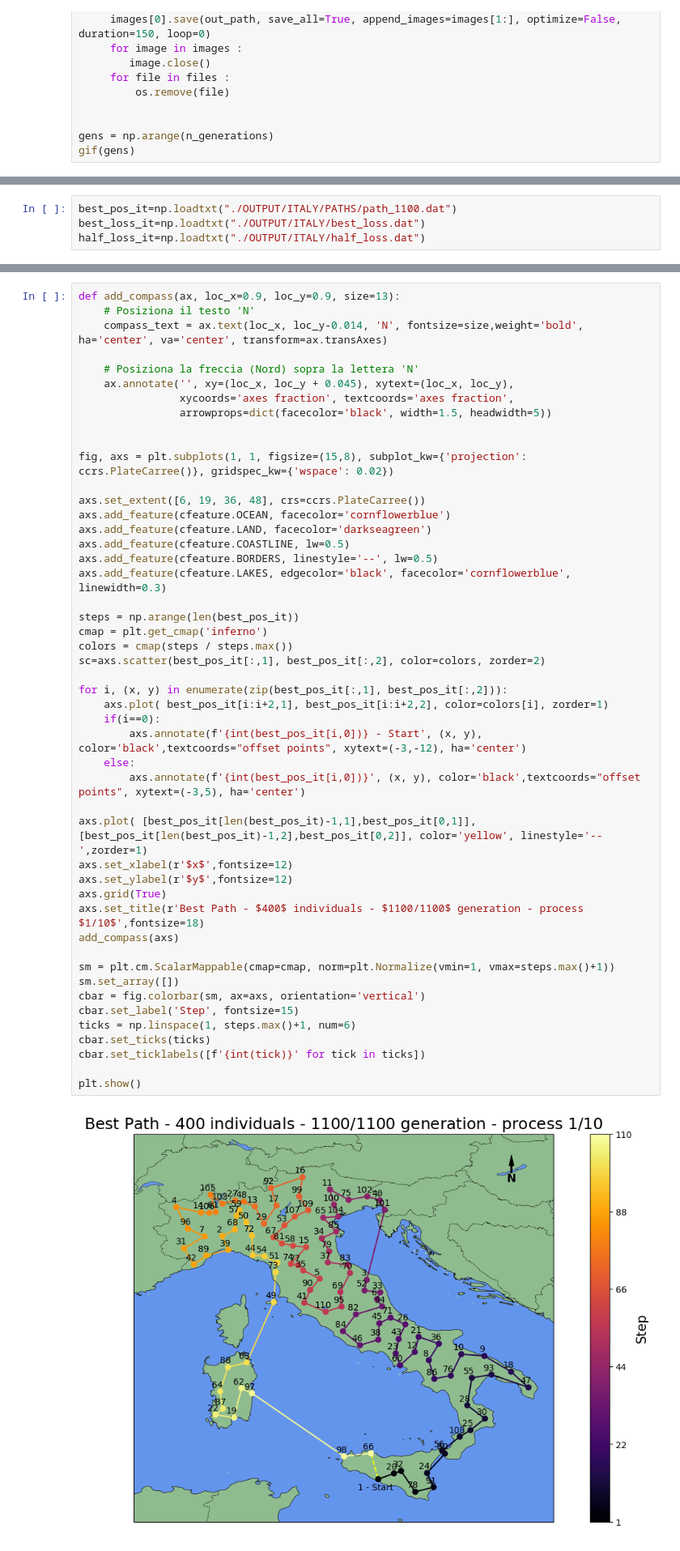
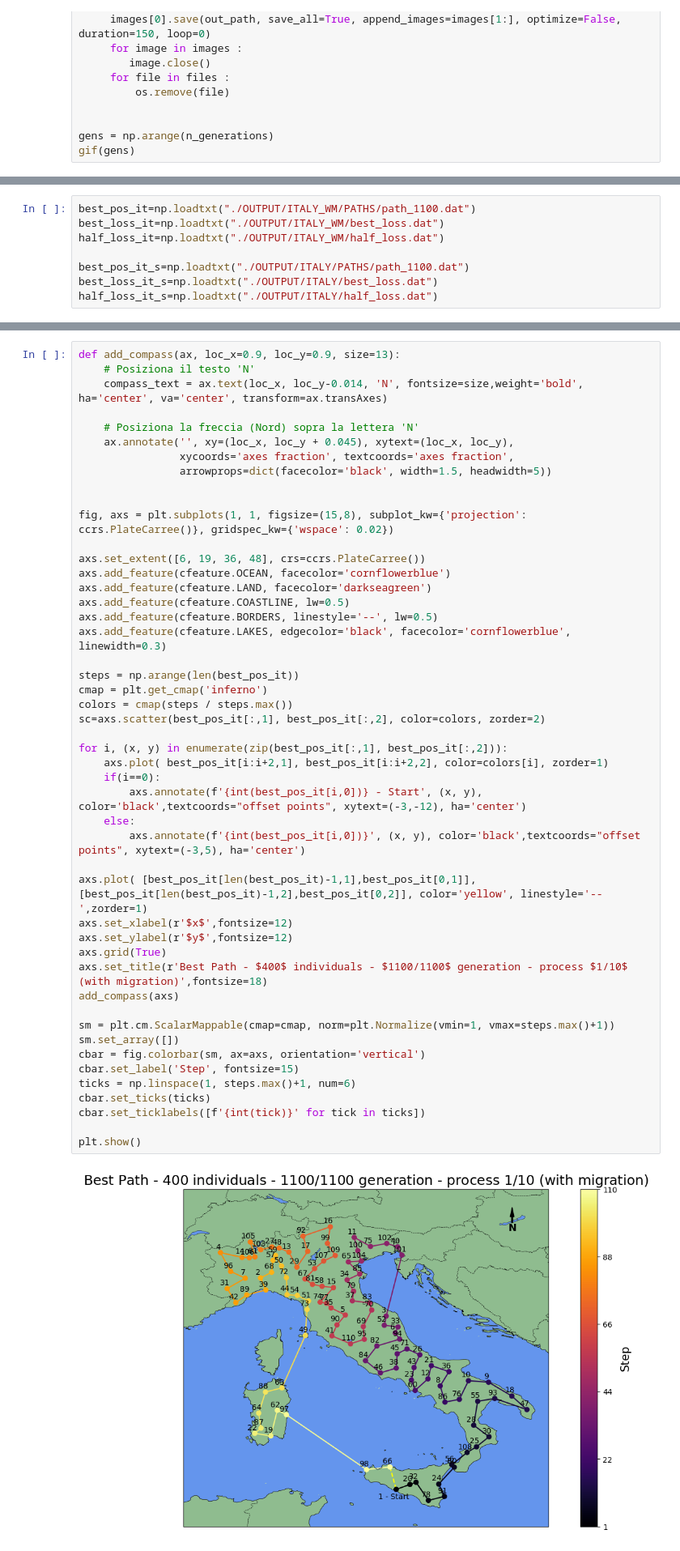
Before and after one commit to lazzerialberto/sim_numerica, a Jupyter notebook: lezione_10/LSN_Exercises_10.ipynb, the cells around one changed output, grey strips where cells are left out. Shown at 81% size. Drawn from its saved outputs; the diff is of its cells as text.

```diff
--- a/lezione_10/LSN_Exercises_10.ipynb
+++ b/lezione_10/LSN_Exercises_10.ipynb
@@ -308,4 +310,8 @@ I found out that the results with migration are better than without it. The caus
 # %%
-best_pos_it=np.loadtxt("./OUTPUT/ITALY/PATHS/path_1100.dat")
-best_loss_it=np.loadtxt("./OUTPUT/ITALY/best_loss.dat")
-half_loss_it=np.loadtxt("./OUTPUT/ITALY/half_loss.dat")
+best_pos_it=np.loadtxt("./OUTPUT/ITALY_WM/PATHS/path_1100.dat")
+best_loss_it=np.loadtxt("./OUTPUT/ITALY_WM/best_loss.dat")
+half_loss_it=np.loadtxt("./OUTPUT/ITALY_WM/half_loss.dat")
+
+best_pos_it_s=np.loadtxt("./OUTPUT/ITALY/PATHS/path_1100.dat")
+best_loss_it_s=np.loadtxt("./OUTPUT/ITALY/best_loss.dat")
+half_loss_it_s=np.loadtxt("./OUTPUT/ITALY/half_loss.dat")
@@ -330,33 +386,33 @@ axs.add_feature(cfeature.BORDERS, linestyle='--', lw=0.5)
 axs.add_feature(cfeature.LAKES, edgecolor='black', facecolor='cornflowerblue', linewidth=0.3)
 
 steps = np.arange(len(best_pos_it))
 cmap = plt.get_cmap('inferno')
 colors = cmap(steps / steps.max())
 sc=axs.scatter(best_pos_it[:,1], best_pos_it[:,2], color=colors, zorder=2)
 
 for i, (x, y) in enumerate(zip(best_pos_it[:,1], best_pos_it[:,2])):
     axs.plot( best_pos_it[i:i+2,1], best_pos_it[i:i+2,2], color=colors[i], zorder=1)
     if(i==0):
         axs.annotate(f'{int(best_pos_it[i,0])} - Start', (x, y), color='black',textcoords="offset points", xytext=(-3,-12), ha='center')
     else:
         axs.annotate(f'{int(best_pos_it[i,0])}', (x, y), color='black',textcoords="offset points", xytext=(-3,5), ha='center')
 
 axs.plot( [best_pos_it[len(best_pos_it)-1,1],best_pos_it[0,1]], [best_pos_it[len(best_pos_it)-1,2],best_pos_it[0,2]], color='yellow', linestyle='--',zorder=1)
 axs.set_xlabel(r'$x$',fontsize=12)
 axs.set_ylabel(r'$y$',fontsize=12)
 axs.grid(True)
-axs.set_title(r'Best Path - $400$ individuals - $1100/1100$ generation - process $1/10$',fontsize=18)
+axs.set_title(r'Best Path - $400$ individuals - $1100/1100$ generation - process $1/10$ (with migration)',fontsize=18)
 add_compass(axs)
 
 sm = plt.cm.ScalarMappable(cmap=cmap, norm=plt.Normalize(vmin=1, vmax=steps.max()+1))
 sm.set_array([])
 cbar = fig.colorbar(sm, ax=axs, orientation='vertical')
 cbar.set_label('Step', fontsize=15)
 ticks = np.linspace(1, steps.max()+1, num=6)
 cbar.set_ticks(ticks)
 cbar.set_ticklabels([f'{int(tick)}' for tick in ticks])
 
 plt.show()
 # %% [output]
-[figure, old version]
+[figure, new version]
 # %%
```
Also changed, not shown: parts of 3 cells of this notebook.
